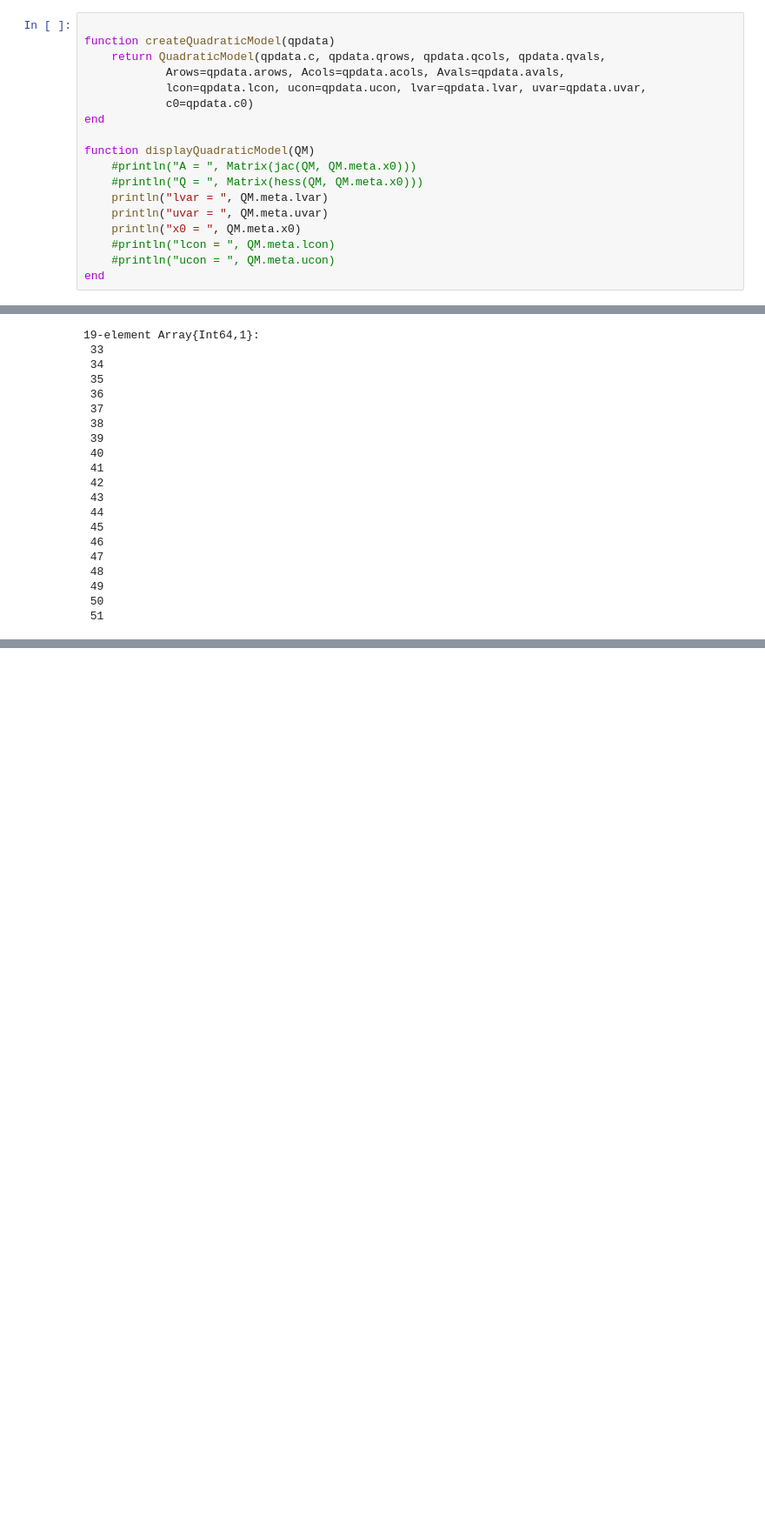
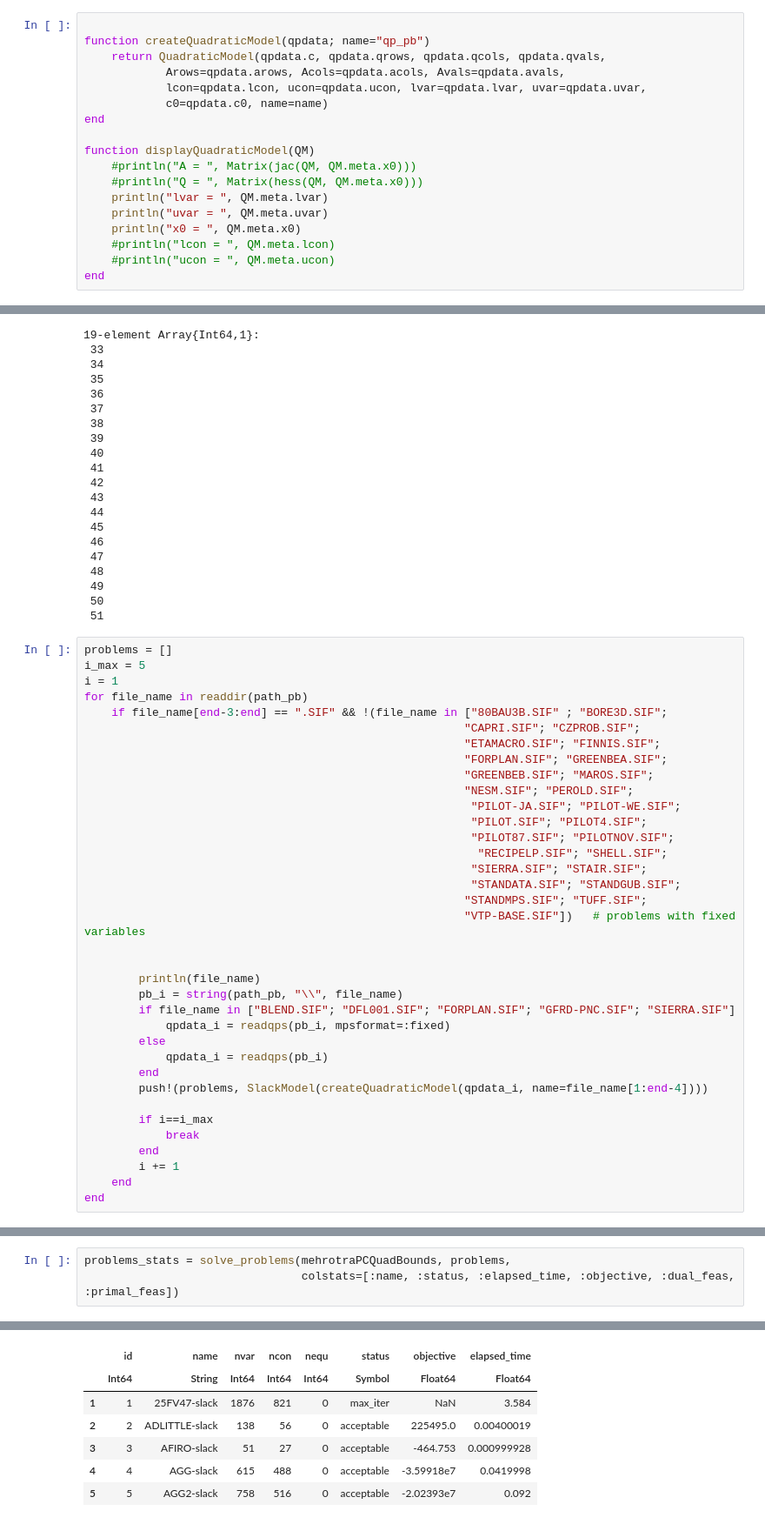
Before and after one commit to geoffroyleconte/StageOptim, a Jupyter notebook: Mehrotra_bounds_x.ipynb, the cells around one changed output, grey strips where cells are left out. Shown at 87% size. Cells and saved outputs as stored; diff of their text form; blank space fills up the shorter version.

```diff
--- a/Mehrotra_bounds_x.ipynb
+++ b/Mehrotra_bounds_x.ipynb
@@ -463,11 +557,11 @@ Generic Execution stats
 # Lecture des donnees .SIF
 # %%
 
-function createQuadraticModel(qpdata)
+function createQuadraticModel(qpdata; name="qp_pb")
     return QuadraticModel(qpdata.c, qpdata.qrows, qpdata.qcols, qpdata.qvals,
             Arows=qpdata.arows, Acols=qpdata.acols, Avals=qpdata.avals,
             lcon=qpdata.lcon, ucon=qpdata.ucon, lvar=qpdata.lvar, uvar=qpdata.uvar,
-            c0=qpdata.c0)
+            c0=qpdata.c0, name=name)
 end
 
 function displayQuadraticModel(QM)
@@ -861,3 +1004,39 @@ SM2.meta.iupp
  49
  50
  51
+# %%
+problems = []
+i_max = 5
+i = 1
+for file_name in readdir(path_pb)
+    if file_name[end-3:end] == ".SIF" && !(file_name in ["80BAU3B.SIF" ; "BORE3D.SIF";
+                                                        "CAPRI.SIF"; "CZPROB.SIF";
+                                                        "ETAMACRO.SIF"; "FINNIS.SIF";
+                                                        "FORPLAN.SIF"; "GREENBEA.SIF";
+                                                        "GREENBEB.SIF"; "MAROS.SIF";
+                                                        "NESM.SIF"; "PEROLD.SIF";
+                                                         "PILOT-JA.SIF"; "PILOT-WE.SIF";
+                                                         "PILOT.SIF"; "PILOT4.SIF";
+                                                         "PILOT87.SIF"; "PILOTNOV.SIF";
+                                                          "RECIPELP.SIF"; "SHELL.SIF";
+                                                         "SIERRA.SIF"; "STAIR.SIF";
+                                                         "STANDATA.SIF"; "STANDGUB.SIF";
+                                                        "STANDMPS.SIF"; "TUFF.SIF";
+                                                        "VTP-BASE.SIF"])   # problems with fixed variables
+
+
+        println(file_name)
+        pb_i = string(path_pb, "\\", file_name)
+        if file_name in ["BLEND.SIF"; "DFL001.SIF"; "FORPLAN.SIF"; "GFRD-PNC.SIF"; "SIERRA.SIF"]
+            qpdata_i = readqps(pb_i, mpsformat=:fixed)
+        else
+            qpdata_i = readqps(pb_i)
+        end
+        push!(problems, SlackModel(createQuadraticModel(qpdata_i, name=file_name[1:end-4])))
+
+        if i==i_max
+            break
+        end
+        i += 1
+    end
+end
@@ -863,0 +1072,4 @@ SM2.meta.iupp
+# %%
+problems_stats = solve_problems(mehrotraPCQuadBounds, problems,
+                                colstats=[:name, :status, :elapsed_time, :objective, :dual_feas, :primal_feas])
+# %% [output]
@@ -863,0 +1089,7 @@ SM2.meta.iupp
+|  | id | name | nvar | ncon | nequ | status | objective | elapsed_time |
+|  | Int64 | String | Int64 | Int64 | Int64 | Symbol | Float64 | Float64 |
+| 1 | 1 | 25FV47-slack | 1876 | 821 | 0 | max_iter | NaN | 3.584 |
+| 2 | 2 | ADLITTLE-slack | 138 | 56 | 0 | acceptable | 225495.0 | 0.00400019 |
+| 3 | 3 | AFIRO-slack | 51 | 27 | 0 | acceptable | -464.753 | 0.000999928 |
+| 4 | 4 | AGG-slack | 615 | 488 | 0 | acceptable | -3.59918e7 | 0.0419998 |
+| 5 | 5 | AGG2-slack | 758 | 516 | 0 | acceptable | -2.02393e7 | 0.092 |
```
Also changed, not shown: parts of 22 cells of this notebook, 1 other file.
